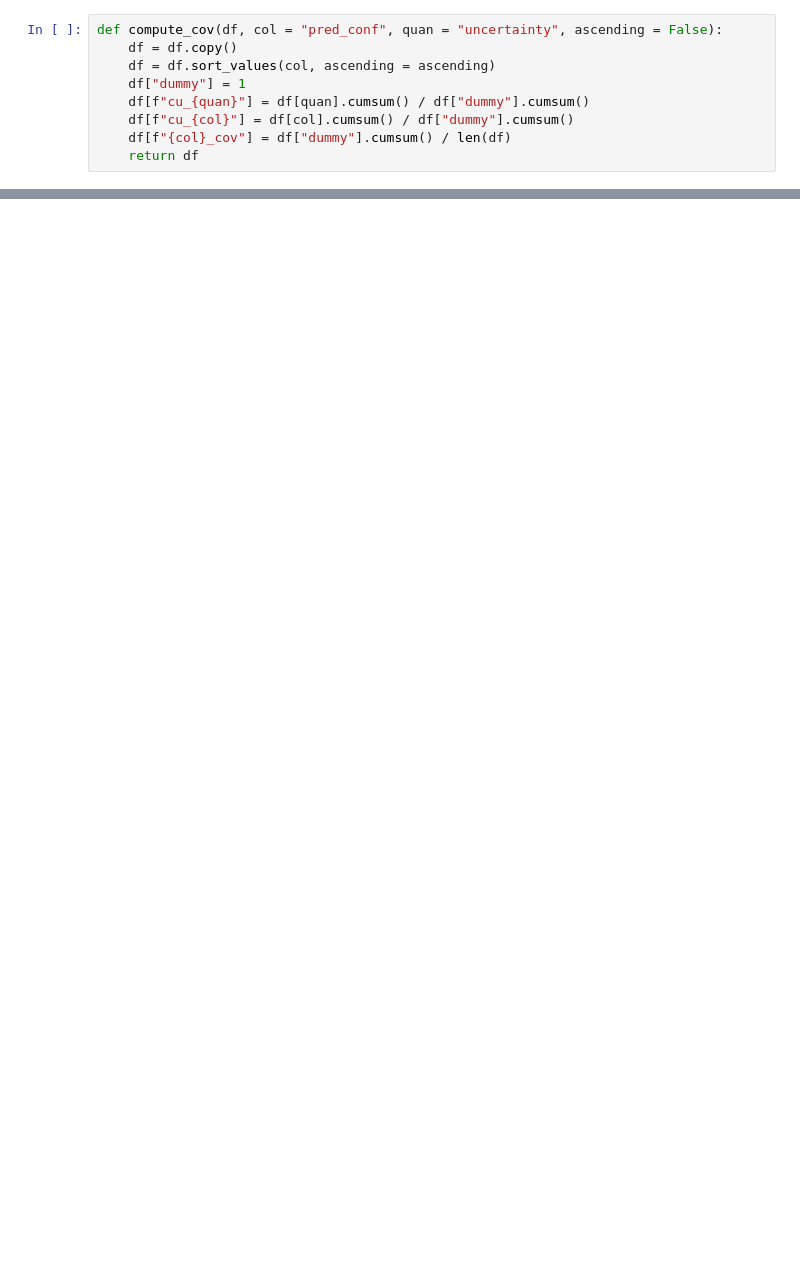
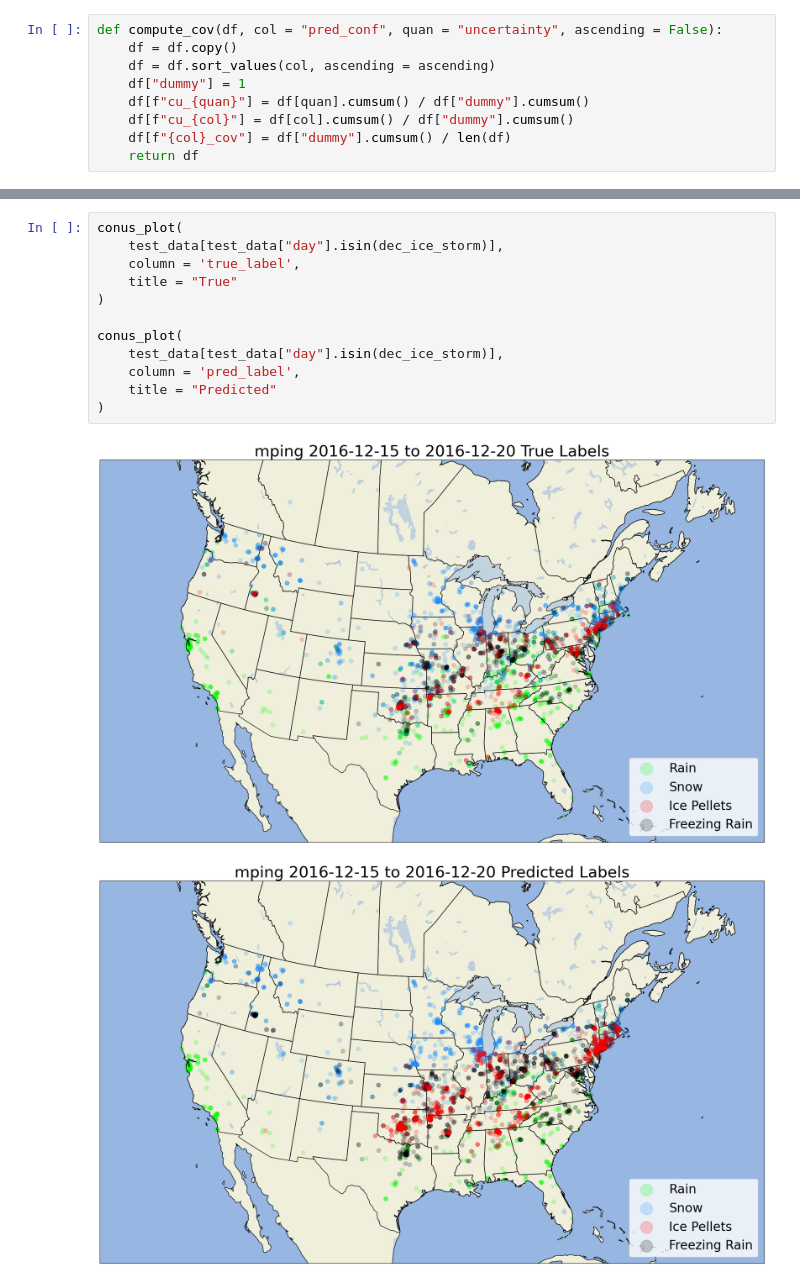
Before and after one commit to ai2es/evidential, a Jupyter notebook: notebooks/keras_categorical_mlp.ipynb, the cells around one changed output, grey strips where cells are left out. Cells and saved outputs as stored; diff of their text form; blank space fills up the shorter version.

```diff
--- a/notebooks/keras_categorical_mlp.ipynb
+++ b/notebooks/keras_categorical_mlp.ipynb
@@ -346,0 +429,15 @@ plt.show()
+# %%
+conus_plot(
+    test_data[test_data["day"].isin(dec_ice_storm)],
+    column = 'true_label',
+    title = "True"
+)
+
+conus_plot(
+    test_data[test_data["day"].isin(dec_ice_storm)],
+    column = 'pred_label',
+    title = "Predicted"
+)
+# %% [output]
+[figure, added]
+[figure, added]
```
Also changed, not shown: parts of 14 cells of this notebook, 5 other files.
